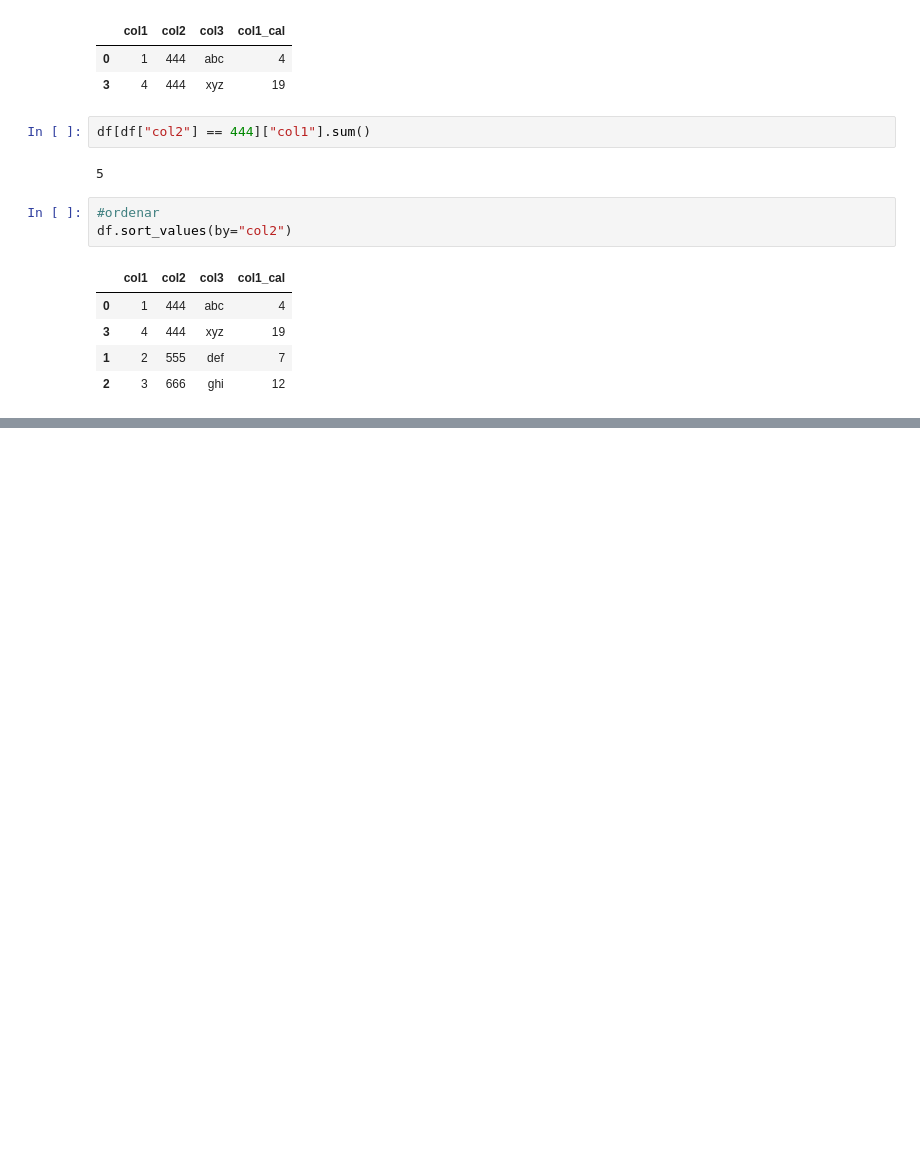
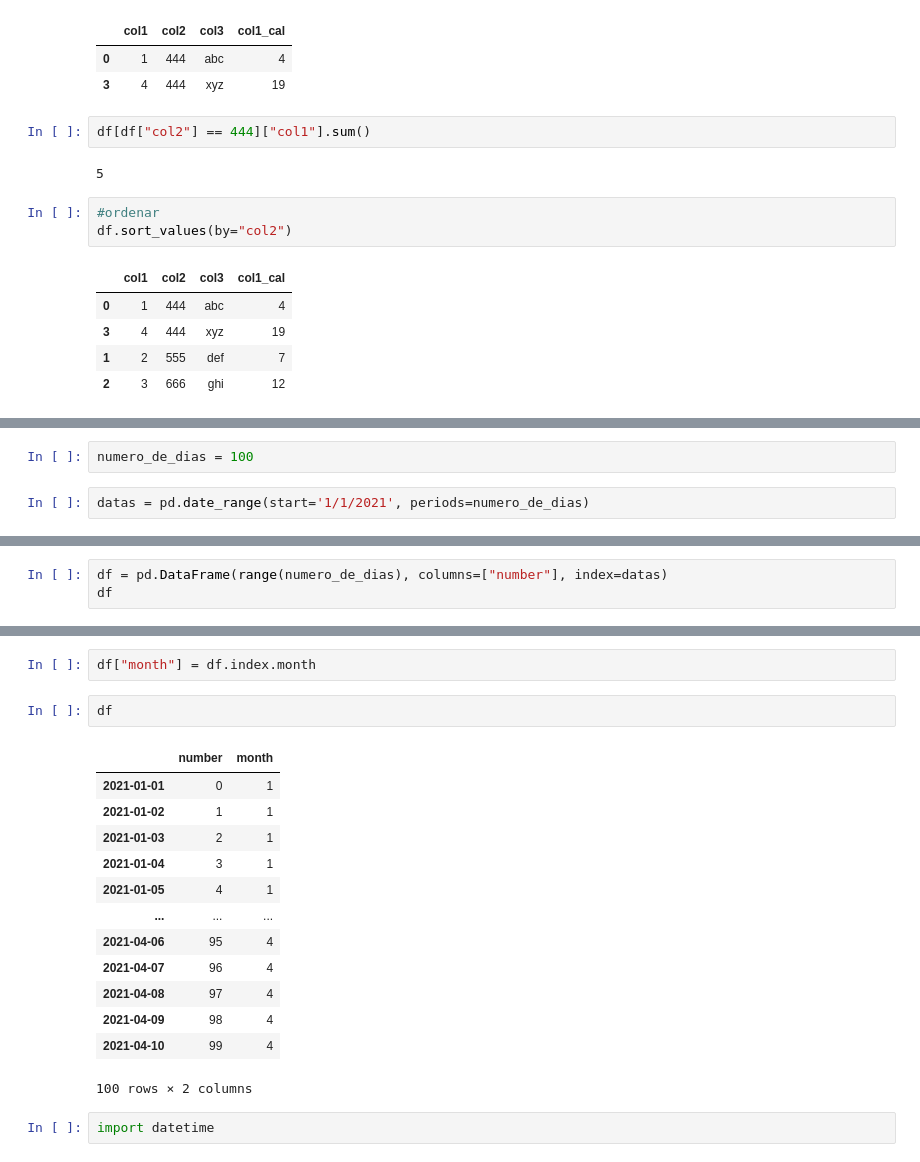
Before and after one commit to geovani2311/-understanding_pandas, a Jupyter notebook: aula_05.ipynb, the cells around one changed output, grey strips where cells are left out. Drawn from its saved outputs; the diff is of its cells as text; blank space fills up the shorter version.

```diff
--- a/aula_05.ipynb
+++ b/aula_05.ipynb
@@ -156,0 +202,4 @@ df.sort_values(by="col2")
+# %%
+numero_de_dias = 100
+# %%
+datas = pd.date_range(start='1/1/2021', periods=numero_de_dias)
@@ -156,0 +226,3 @@ df.sort_values(by="col2")
+# %%
+df = pd.DataFrame(range(numero_de_dias), columns=["number"], index=datas)
+df
@@ -156,0 +288,20 @@ df.sort_values(by="col2")
+# %%
+df["month"] = df.index.month
+# %%
+df
+# %% [output]
+|  | number | month |
+| 2021-01-01 | 0 | 1 |
+| 2021-01-02 | 1 | 1 |
+| 2021-01-03 | 2 | 1 |
+| 2021-01-04 | 3 | 1 |
+| 2021-01-05 | 4 | 1 |
+| ... | ... | ... |
+| 2021-04-06 | 95 | 4 |
+| 2021-04-07 | 96 | 4 |
+| 2021-04-08 | 97 | 4 |
+| 2021-04-09 | 98 | 4 |
+| 2021-04-10 | 99 | 4 |
+100 rows × 2 columns
+# %%
+import datetime
```
Also changed, not shown: parts of 19 cells of this notebook.
